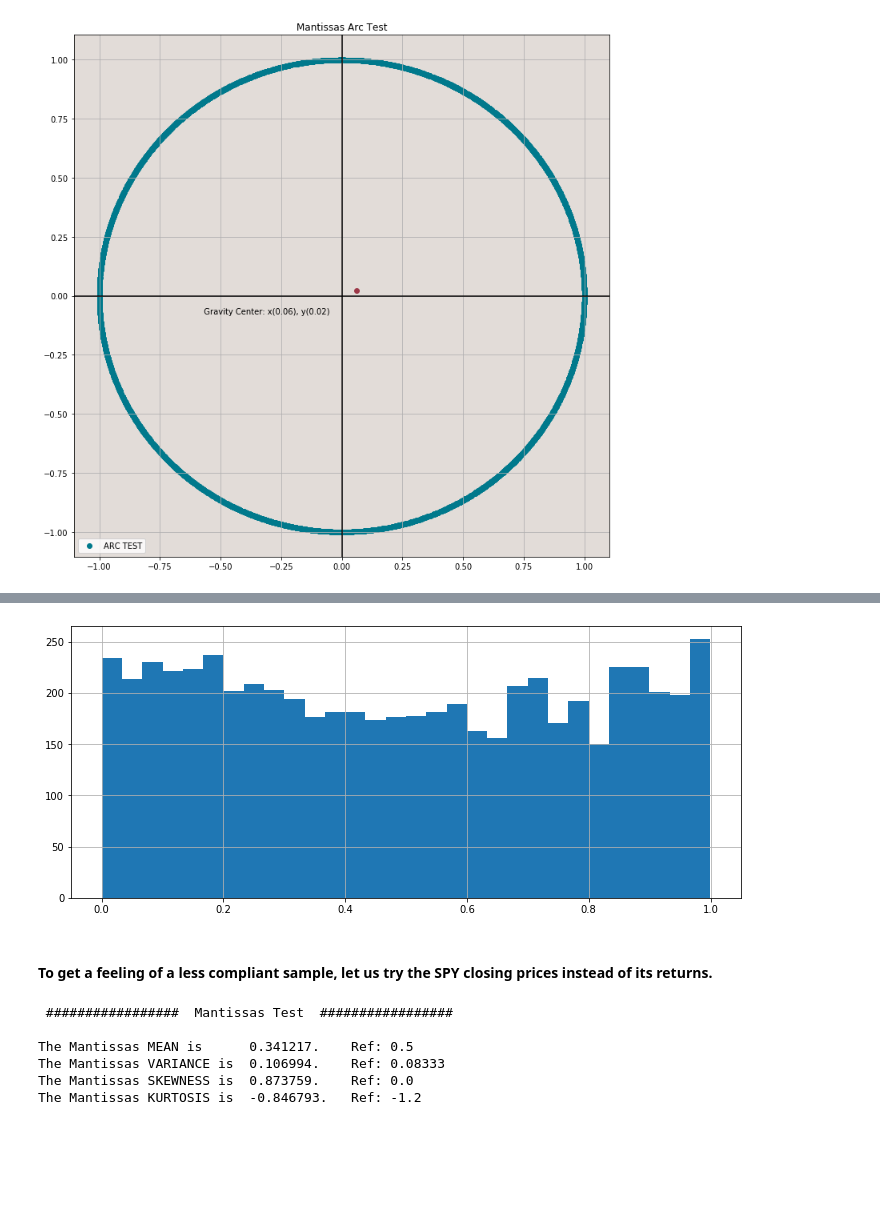
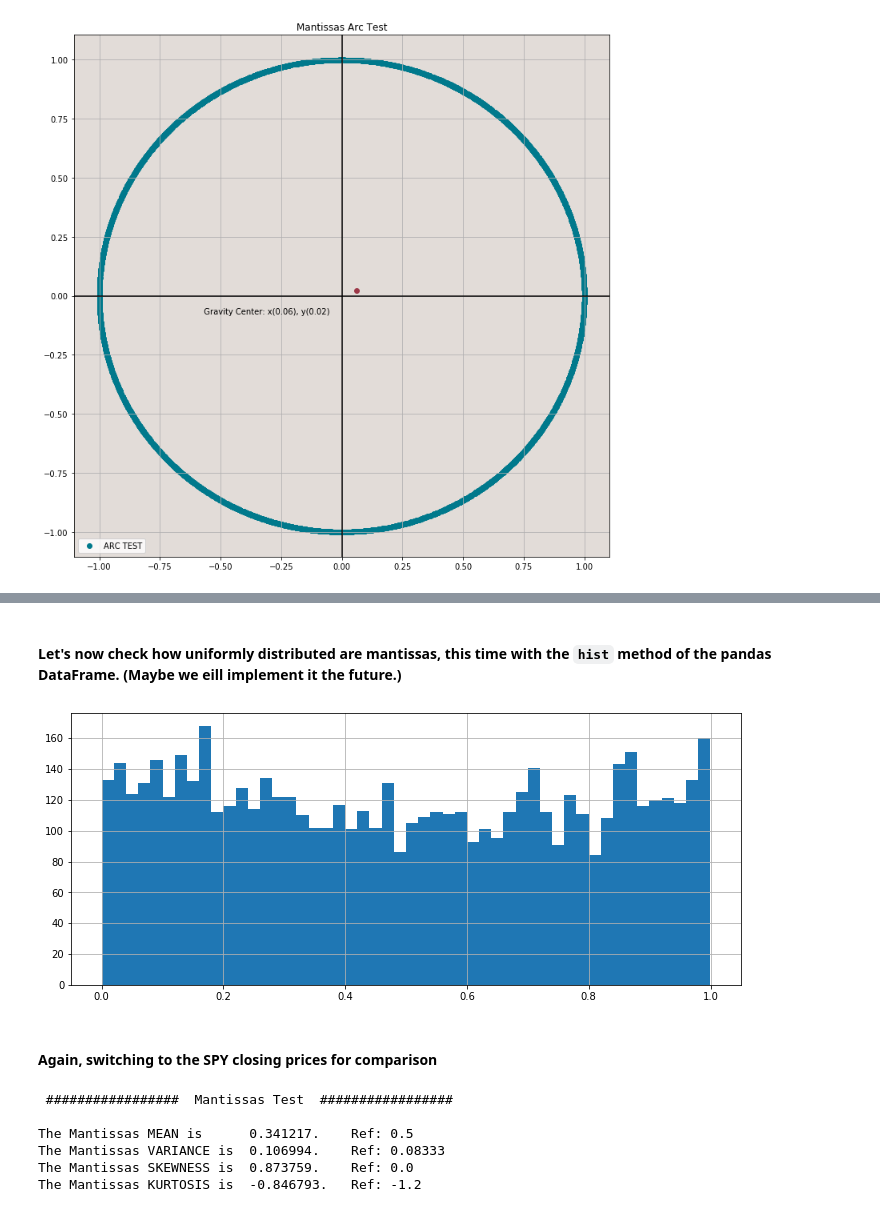
Before and after one commit to milcent/benford_py, a Jupyter notebook: Demo.ipynb, the cells around one changed output, grey strips where cells are left out. Drawn from its saved outputs; the diff is of its cells as text; code cells hidden in the pictures; blank space fills up the shorter version.

```diff
--- a/Demo.ipynb
+++ b/Demo.ipynb
@@ -307,5 +374,5 @@ For the Second Digits:
 # %%
-mant = bf.mantissas(sp.l_r, report=True, show_plot=True)
+mant = bf.mantissas(sp.l_r)
 # %% [output]
  #################  Mantissas Test  #################
 
@@ -320,9 +397,11 @@ The Mantissas KURTOSIS is  -1.280712.   Ref: -1.2
+# %% [markdown]
+#### Let's now check how uniformly distributed are mantissas, this time with the `hist` method of the pandas DataFrame. (Maybe we eill implement it the future.)
 # %%
-mant.data.Mantissa.hist(bins=30, figsize=(12,5));
+mant.data.Mantissa.hist(bins=50, figsize=(12,5));
 # %% [output]
-[figure, old version]
+[figure, new version]
-# %% [markdown]
-#### To get a feeling of a less compliant sample, let us try the SPY closing prices instead of its returns.
+# %% [markdown]
+#### Again, switching to the SPY closing prices for comparison
 # %%
 mant_close = bf.mantissas(sp.Close, report=True, show_plot=True)
 # %% [output]
```
Also changed, not shown: parts of 54 cells of this notebook.
